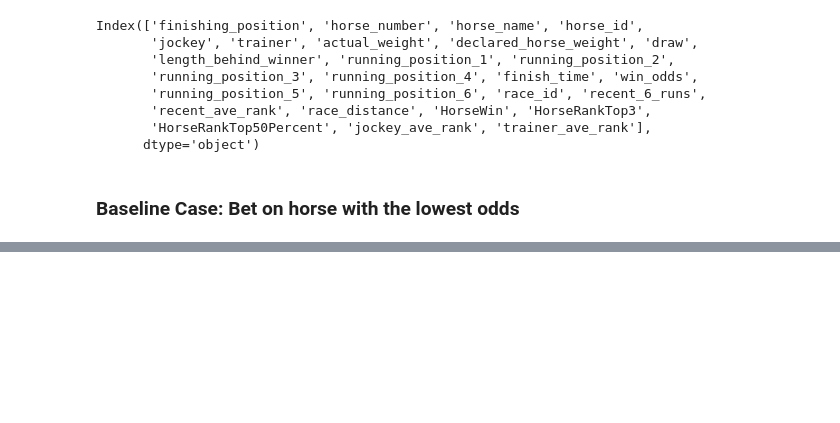
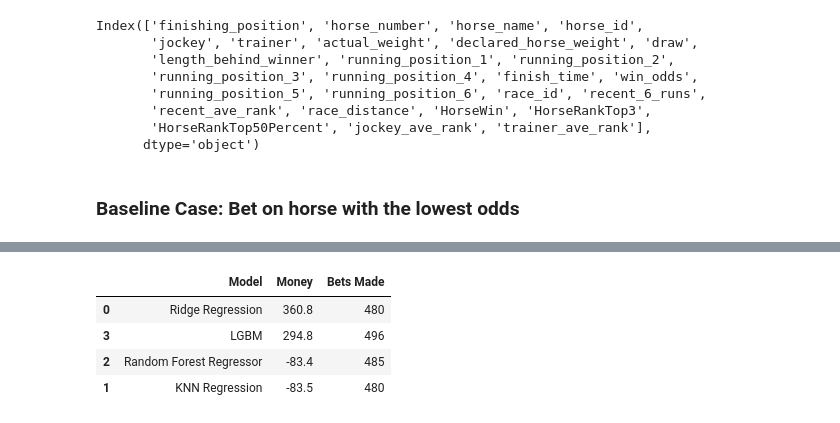
Before and after one commit to ethan-eplee/HorseRacePrediction, a Jupyter notebook: 06_backtesting.ipynb, the cells around one changed output, grey strips where cells are left out. Cells and saved outputs as stored; diff of their text form; code cells hidden in the pictures; blank space fills up the shorter version.

```diff
--- a/06_backtesting.ipynb
+++ b/06_backtesting.ipynb
@@ -428,0 +530,9 @@ Total Bets Made:  492
+# %%
+# Print strategy 2 results
+strat2_results.sort_values(by='Money', ascending=False)
+# %% [output]
+|  | Model | Money | Bets Made |
+| 0 | Ridge Regression | 360.8 | 480 |
+| 3 | LGBM | 294.8 | 496 |
+| 2 | Random Forest Regressor | -83.4 | 485 |
+| 1 | KNN Regression | -83.5 | 480 |
```
Also changed, not shown: parts of 48 cells of this notebook, 11 other files.
